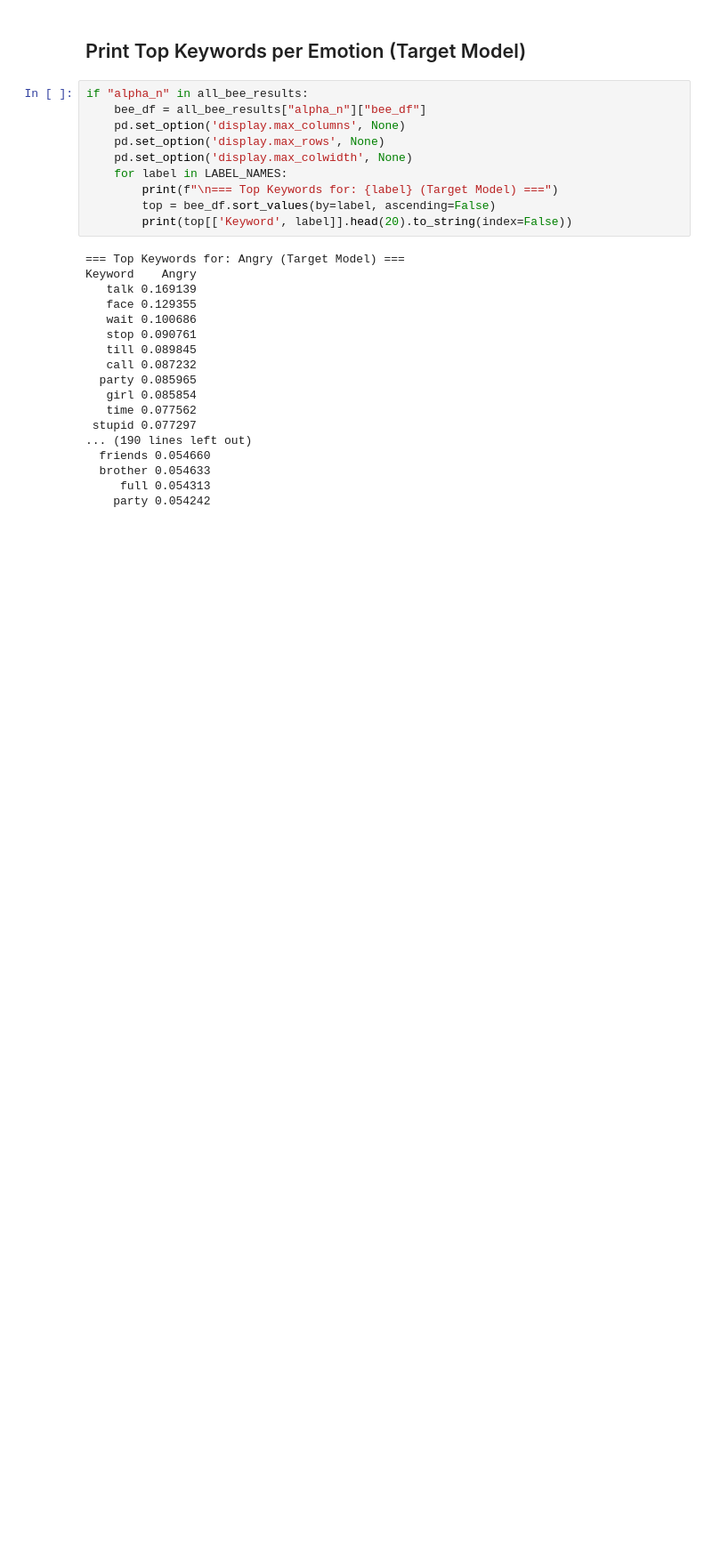
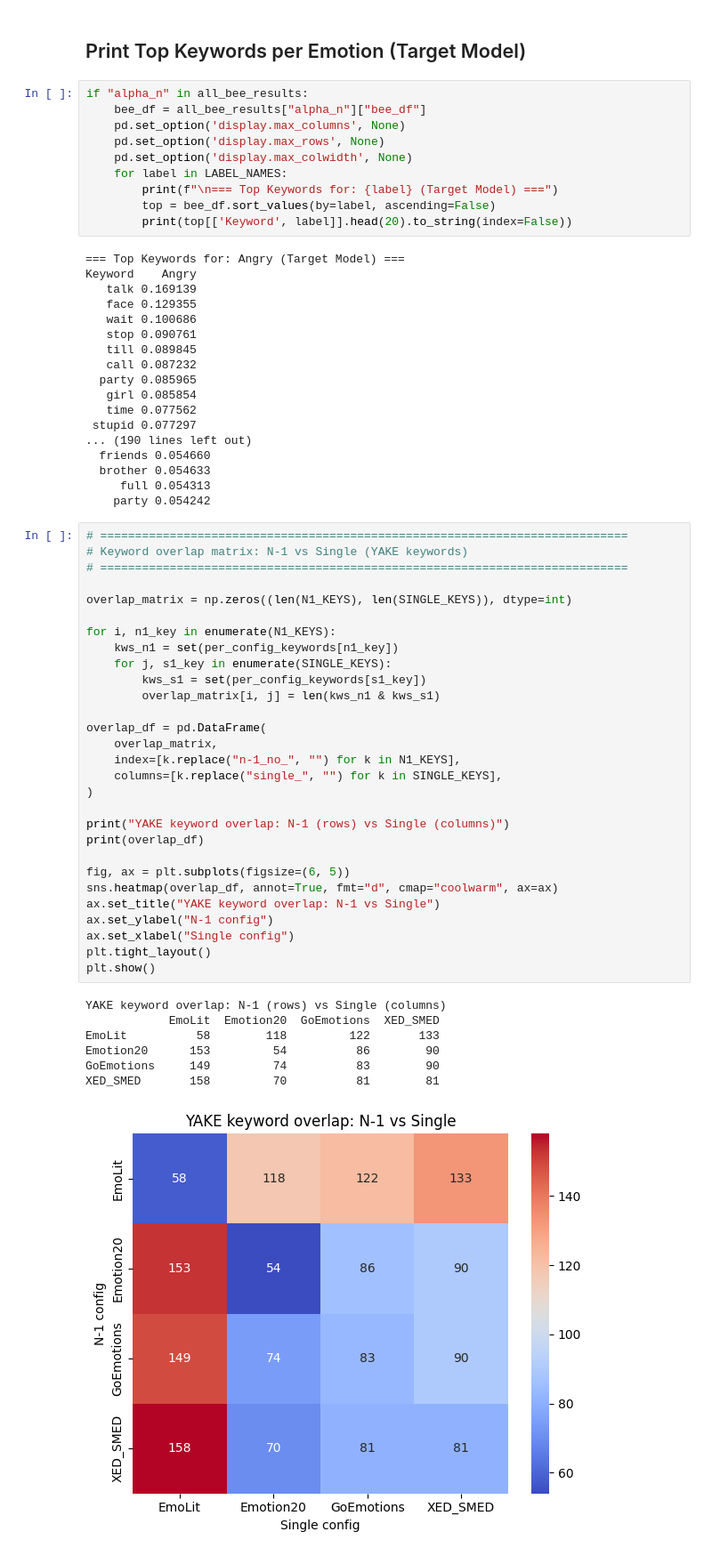
Before and after one commit to ionuthodoroaga03/Membership-Inference-Attacks---Fingerprinting-LLM-Data, a Jupyter notebook: BEE_analysis_no_training_(2)_updated_yake_loading.ipynb, the cells around one changed output. Shown at 89% size. Saved outputs shown, nothing was run; the diff lists cells and outputs as text; blank space fills up the shorter version.

```diff
--- a/BEE_analysis_no_training_(2)_updated_yake_loading.ipynb
+++ b/BEE_analysis_no_training_(2)_updated_yake_loading.ipynb
@@ -1024,3 +1031,40 @@ Keyword    Angry
   brother 0.054633
      full 0.054313
     party 0.054242
+# %%
+# ============================================================================
+# Keyword overlap matrix: N-1 vs Single (YAKE keywords)
+# ============================================================================
+
+overlap_matrix = np.zeros((len(N1_KEYS), len(SINGLE_KEYS)), dtype=int)
+
+for i, n1_key in enumerate(N1_KEYS):
+    kws_n1 = set(per_config_keywords[n1_key])
+    for j, s1_key in enumerate(SINGLE_KEYS):
+        kws_s1 = set(per_config_keywords[s1_key])
+        overlap_matrix[i, j] = len(kws_n1 & kws_s1)
+
+overlap_df = pd.DataFrame(
+    overlap_matrix,
+    index=[k.replace("n-1_no_", "") for k in N1_KEYS],
+    columns=[k.replace("single_", "") for k in SINGLE_KEYS],
+)
+
+print("YAKE keyword overlap: N-1 (rows) vs Single (columns)")
+print(overlap_df)
+
+fig, ax = plt.subplots(figsize=(6, 5))
+sns.heatmap(overlap_df, annot=True, fmt="d", cmap="coolwarm", ax=ax)
+ax.set_title("YAKE keyword overlap: N-1 vs Single")
+ax.set_ylabel("N-1 config")
+ax.set_xlabel("Single config")
+plt.tight_layout()
+plt.show()
+# %% [output]
+YAKE keyword overlap: N-1 (rows) vs Single (columns)
+            EmoLit  Emotion20  GoEmotions  XED_SMED
+EmoLit          58        118         122       133
+Emotion20      153         54          86        90
+GoEmotions     149         74          83        90
+XED_SMED       158         70          81        81
+[figure, added]
```
Also changed, not shown: parts of 10 cells of this notebook, 52 other files.
